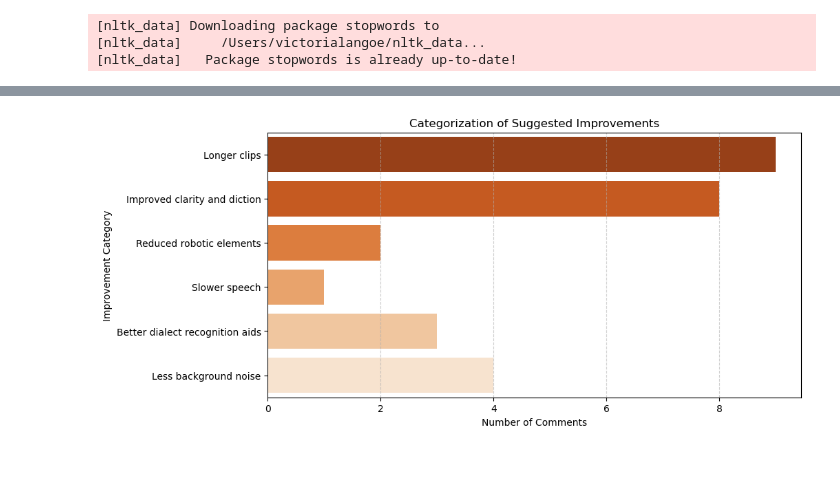
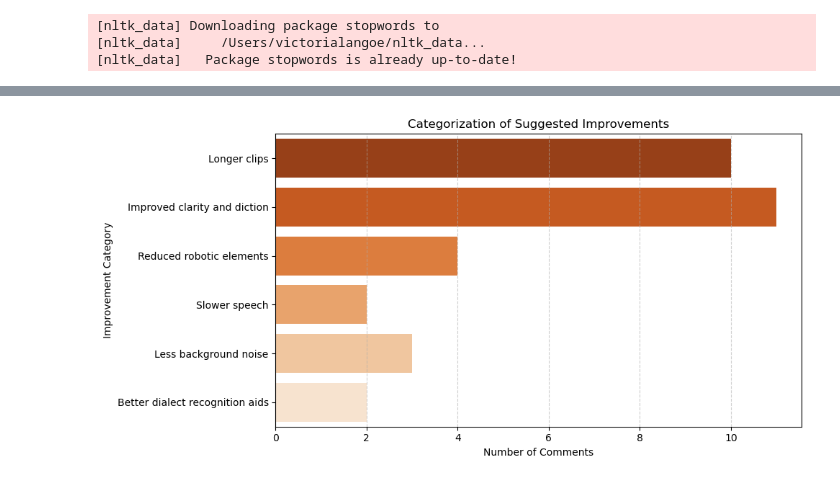
Before and after one commit to victorialangoe/Dialectal-TTS-MSc-Thesis, a Jupyter notebook: qualitative_analysis.ipynb, the cells around one changed output, grey strips where cells are left out. Drawn from its saved outputs; the diff is of its cells as text; code cells hidden in the pictures.

```diff
--- a/qualitative_analysis.ipynb
+++ b/qualitative_analysis.ipynb
@@ -224,73 +210,68 @@ plt.show()
 # %%
 import pandas as pd
 import matplotlib.pyplot as plt
 import seaborn as sns
 from collections import Counter
 
 # List of qualitative feedback on suggested improvements
-suggested_improvements = [
-    "Ville hadde lenger opptak så man i større grad kunne plukke opp mønstre i talen.",
-    "Litt lenger tal så man oppfatter litt mere - de var litt for korte!",
-    "Forståelighet",
-    "Noen var litt creepy robotstemme, og noen var det umulig å tyde noen ord.",
-    "De kunne vært lengre for å få bedre kunnskap om hvor personen kom fra.",
-    "Snakk saktere",
-    "Lengre for å få mer inntrykk",
-    "Hørte ingen kvinner tror jeg. Kunne vært tydeligere hvilke dialekter som det kunne være, en oversikt, da jeg tror jeg kjente igjen flere dialekter, men glemmer navn på dem.",
-    "Noen av lydklippene kan forbedres ved å justere stemmekvaliteten, da enkelte hadde skjærende lyder som kunne virke distraherende og ubehagelige å høre på. I tillegg opplevde jeg at enkelte klipp var vanskelige å forstå på grunn av mumling.",
-    "Tydelighet på hva som blir sagt",
-    "Vanskelig å beskrive - men 'mumlingen' og det noe statiske støyet? ref. 'mekanisk'",
-    "lengde?",
-    "Litt lengre",
-    "Noen var uforståelige og dårlig uttale",
-    "Lenger klipp for å gjøre det lettere å skjønne hva de snakker om og gjette dialekt",
-    "Diksjon, det ble veldig mye ord som hørtes ut som mumling",
-    "Klarere uttalelse og mindre støy i stemmen",
-    "Mer forståelig",
-    "Lengre klipp",
-    "Rytme i språk, tydelighet og tonefall",
-    "Mindre bakgrunnsstøy? Og mer variasjon i dialekter? Men ellers veldig bra!",
-    "Tydelighet. Naturlighet og autensitet er ikke så nøye, jeg slet mest med forståelsen av hva de sa.",
-    "skurre-lyden",
-    "Snakke mer tydelig og mer naturlig.",
-    "Noen av dem var for utydelige til å gjøre opp ei meining.",
-    "Kanskje transcript eller noe etter? Lengre lydklipp?",
-    "Det gikk for sakte og hakkete på de fleste på B",
-    "Usikker",
-    "Noen av dem snakket litt for fort og snøvlete. Også var det en del forstyrrende sus i bakgrunnen",
-    "Vanskelig å høre",
-    "Lengre setninger"
-]
+suggested_improvements_dict = {
+    1: "Ville hadde lenger opptak så man i større grad kunne plukke opp mønstre i talen.",
+    2: "Litt lenger tal så man oppfatter litt mere - de var litt for korte!",
+    3: "Forståelighet",
+    4: "Noen var litt creepy robotstemme, og noen var det umulig å tyde noen ord.",
+    5: "De kunne vært lengre for å få bedre kunnskap om hvor personen kom fra.",
+    6: "Snakk saktere",
+    7: "Lengre for å få mer inntrykk",
+    8: "Hørte ingen kvinner tror jeg. Kunne vært tydeligere hvilke dialekter som det kunne være, en oversikt, da jeg tror jeg kjente igjen flere dialekter, men glemmer navn på dem.",
+    9: "Noen av lydklippene kan forbedres ved å justere stemmekvaliteten, da enkelte hadde skjærende lyder som kunne virke distraherende og ubehagelige å høre på. I tillegg opplevde jeg at enkelte klipp var vanskelige å forstå på grunn av mumling.",
+    10: "Tydelighet på hva som blir sagt",
+    11: "Vanskelig å beskrive - men 'mumlingen' og det noe statiske støyet? ref. 'mekanisk'",
+    12: "lengde?",
+    13: "Litt lengre",
+    14: "Noen var uforståelige og dårlig uttale",
+    15: "Lenger klipp for å gjøre det lettere å skjønne hva de snakker om og gjette dialekt",
+    16: "Diksjon, det ble veldig mye ord som hørtes ut som mumling",
+    17: "Klarere uttalelse og mindre støy i stemmen",
+    18: "Mer forståelig",
+    19: "Lengre klipp",
+    20: "Rytme i språk, tydelighet og tonefall",
+    21: "Mindre bakgrunnsstøy? Og mer variasjon i dialekter? Men ellers veldig bra!",
+    22: "Tydelighet. Naturlighet og autensitet er ikke så nøye, jeg slet mest med forståelsen av hva de sa.",
+    23: "skurre-lyden",
+    24: "Snakke mer tydelig og mer naturlig.",
+    25: "Noen av dem var for utydelige til å gjøre opp ei meining.",
+    26: "Kanskje transcript eller noe etter? Lengre lydklipp?",
+    27: "Det gikk for sakte og hakkete på de fleste på B",
+    28: "Usikker",
+    29: "Noen av dem snakket litt for fort og snøvlete. Også var det en del forstyrrende sus i bakgrunnen",
+    30: "Vanskelig å høre",
+    31: "Lengre setninger"
+}
+
 
 # Categorization of suggested improvements
 improvement_categories = {
-    "Longer clips": ["lengre", "lenger", "opptak", "setninger"],
-    "Improved clarity and diction": ["forståelig", "uttale", "diksjon", "tydelighet"],
-    "Reduced robotic elements": ["robot", "mekanisk", "creepy"],
-    "Slower speech": ["snakk saktere", "snakket for fort"],
-    "Less background noise": ["støy", "skurre", "bakgrunnsstøy"],
-    "Better dialect recognition aids": ["dialekt", "oversikt", "kjente igjen"],
+    "Longer clips": [1,2,5,7,12,15,17,19,26,31],
+    "Improved clarity and diction": [3,10,14,16,18,20,22,24,25,27,30],
+    "Reduced robotic elements": [4,9,11,17],
+    "Slower speech": [6,29],
+    "Less background noise": [21,23,29],
+    "Better dialect recognition aids": [8,21],
 }
 
-# Count per category
-improvement_counts = Counter()
 
-for feedback in suggested_improvements:
-    for category, keywords in improvement_categories.items():
-        if any(keyword in feedback.lower() for keyword in keywords):
-            improvement_counts[category] += 1
+improvement_counts = {category: len(entries) for category, entries in improvement_categories.items()}
 
-# Convert to DataFrame
 improvement_df = pd.DataFrame(improvement_counts.items(), columns=["Category", "Count"])
 
-# Plot the suggested improvements
 plt.figure(figsize=(10, 5))
 sns.barplot(data=improvement_df, x="Count", y="Category", palette="Oranges_r")
 plt.xlabel("Number of Comments")
 plt.ylabel("Improvement Category")
 plt.title("Categorization of Suggested Improvements")
 plt.grid(axis="x", linestyle="--", alpha=0.6)
+plt.tight_layout()
 plt.savefig("feedback_categories_suggested_improvements.pdf")
 plt.show()
 # %% [output]
-[figure, old version]
+[figure, new version]
```
Also changed, not shown: parts of 2 cells of this notebook.
